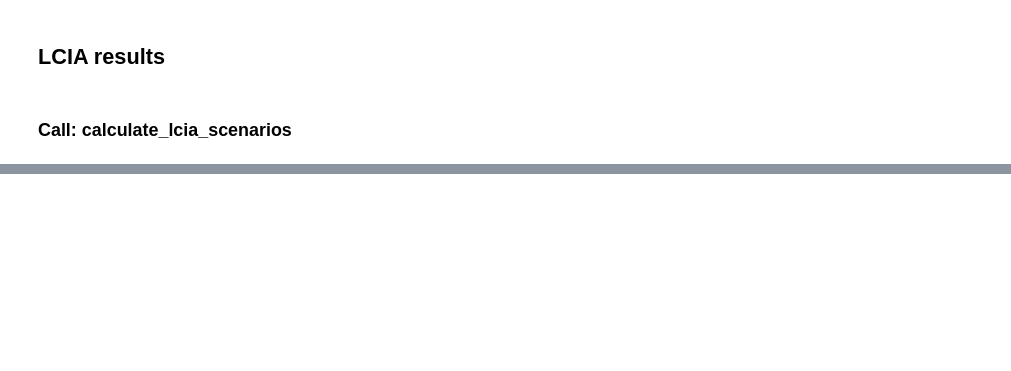
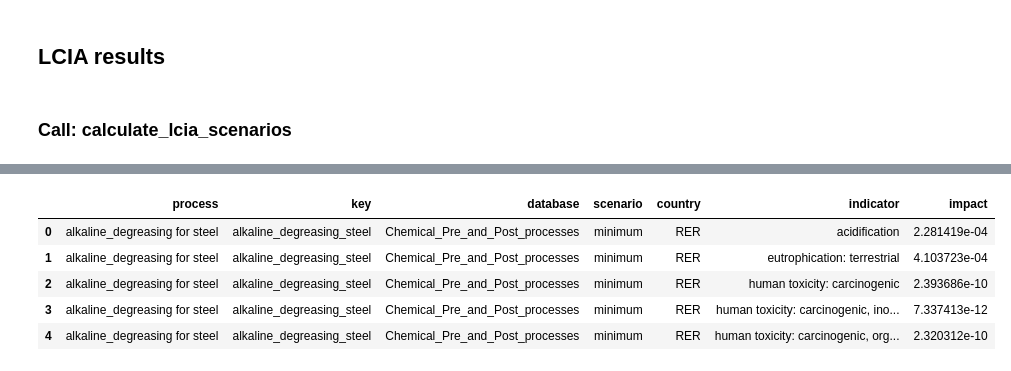
Before and after one commit to CMLPlatform/Lasers4MaaS_analysis, a Jupyter notebook: pre_post.ipynb, the cells around one changed output, grey strips where cells are left out. Saved outputs shown, nothing was run; the diff lists cells and outputs as text; code cells hidden in the pictures; blank space fills up the shorter version.

```diff
--- a/pre_post.ipynb
+++ b/pre_post.ipynb
@@ -158,7 +158,19 @@ waste_spent_solvent_energy_recovery = find_ecoinvent_activity(
 COST_FACTORS = {
     'electricity_EUR_per_kWh': 0.29,     # EUR 0.29/kWh for industrial electricity
     'argon_EUR_per_kg': 5.87,           # EUR 2.5/kg for argon gas
-    'nitrogen_EUR_per_kg': 5.35           # EUR 1.2/kg for nitrogen gas
+    'nitrogen_EUR_per_kg': 5.35,          # EUR 1.2/kg for nitrogen gas
+
+    # Consumables of the pre-/post-joining processes. INDICATIVE PLACEHOLDER PRICES:
+    # replace with supplier quotes. Chemicals are per kg of ACTIVE substance, as modelled
+    # (ecoinvent "without water" datasets), so they are higher than the diluted commercial price.
+    'water_EUR_per_kg': 0.004,           # tap water incl. discharge, ~4 EUR/m3
+    'naoh_EUR_per_kg': 0.50,             # sodium hydroxide
+    'hcl_EUR_per_kg': 0.25,              # hydrochloric acid
+    'hno3_EUR_per_kg': 0.45,             # nitric acid
+    'alumina_grit_EUR_per_kg': 1.50,     # abrasive grit / polishing compound (alumina proxy)
+    'silicon_carbide_EUR_per_kg': 2.50,  # grinding wheel (silicon carbide proxy)
+    'lubricating_oil_EUR_per_kg': 2.00,  # coolant (lubricating oil proxy)
+    'tungsten_carbide_EUR_per_kg': 60.0, # cutting tool material
 }
 # %% [markdown]
 ### Default industrial tank sizes (liters) for chemical processes
@@ -946,0 +938,71 @@ print(
+# %%
+import hashlib, pickle
+import numpy as np
+
+EU27 = {"AT":"AUT","BE":"BEL","BG":"BGR","HR":"HRV","CY":"CYP","CZ":"CZE","DK":"DNK","EE":"EST","FI":"FIN",
+        "FR":"FRA","DE":"DEU","GR":"GRC","HU":"HUN","IE":"IRL","IT":"ITA","LV":"LVA","LT":"LTU","LU":"LUX",
+        "MT":"MLT","NL":"NLD","PL":"POL","PT":"PRT","RO":"ROU","SK":"SVK","SI":"SVN","ES":"ESP","SE":"SWE"}
+
+# Industrial electricity prices by country, EUR/kWh (Eurostat nrg_pc_205, 2025-S1, band ID 2-20 GWh/yr,
+# excl. VAT and recoverable taxes), as in joining_task.ipynb. "RER" uses the EU27 average.
+ELEC_PRICE = {"BE": 0.1659, "BG": 0.1206, "CZ": 0.1655, "DK": 0.126, "DE": 0.1932, "EE": 0.1302, "IE": 0.2357, "GR": 0.1811, "ES": 0.125, "FR": 0.1296, "HR": 0.1534, "IT": 0.203, "CY": 0.2267, "LV": 0.113, "LT": 0.1347, "LU": 0.1476, "HU": 0.1871, "MT": 0.1177, "NL": 0.1889, "AT": 0.1803, "PL": 0.1726, "PT": 0.123, "RO": 0.1633, "SI": 0.1456, "SK": 0.1782, "FI": 0.0697, "SE": 0.0838,
+              "RER": 0.164}
+
+SCENARIO_KEYS = {"minimum": ("minimum", "min"), "amount": ("amount",), "maximum": ("maximum", "max")}
+prepost_dbs = (CHEM_PREPOST, MECH_PREPOST)
+
+def unit_impacts(act):
+    lca = LCA({act: 1}, method=ef31_methods[0]); lca.lci()
+    out = {}
+    for m in ef31_methods:
+        lca.switch_method(m); lca.lcia(); out[m[2]] = lca.score
+    return out
+
+def exchange_amount(exchange, scenario):
+    return next((exchange[k] for k in SCENARIO_KEYS[scenario] if k in exchange), exchange["amount"])
+
+# Foreground processes only have technosphere inputs, so the score is linear in each of them
+other_inputs = {e.input.key: e.input for db in prepost_dbs for p in db for e in p.technosphere()
+                if e.input.key != electricity.key}
+
+def _compute_grid():
+    grid = {"RER": unit_impacts(electricity)}   # baseline used above
+    for iso2 in EU27:
+        market = next(a for a in ei if a["name"] == "market for electricity, medium voltage" and a["location"] == iso2)
+        grid[iso2] = unit_impacts(market)
+    return grid, {k: unit_impacts(a) for k, a in other_inputs.items()}
+
+REGIONAL_CACHE_DIR = LCIA_CACHE_DIR
+REGIONAL_CACHE_DIR.mkdir(parents=True, exist_ok=True)
+_key = hashlib.sha256(repr((ECOINVENT_DATABASE_NAME, electricity.key, sorted(other_inputs), sorted(EU27), list(ef31_methods))).encode()).hexdigest()[:16]
+_cache = REGIONAL_CACHE_DIR / f"prepost_grid_{_key}.pkl"
+if _cache.exists() and not FORCE_RECALC:
+    with open(_cache, "rb") as f:
+        grid, input_imp = pickle.load(f)
+    print(f"Loaded cached grid impacts from {_cache} (set FORCE_RECALC = True to recompute)")
+else:
+    grid, input_imp = _compute_grid()
+    with open(_cache, "wb") as f:
+        pickle.dump((grid, input_imp), f)
+    print(f"Computed grid impacts and cached them in {_cache}")
+
+prices = flow_price_lookup()
+rows = []
+for db in prepost_dbs:
+    for proc in db:
+        for scenario in SCENARIO_KEYS:
+            amounts = [(e.input.key, exchange_amount(e, scenario)) for e in proc.technosphere()]
+            kwh = sum(a for k, a in amounts if k == electricity.key)
+            others = [(k, a) for k, a in amounts if k != electricity.key]
+            other_cost = sum(a * prices.get(k, 0.0) for k, a in others)
+            for c, imp in grid.items():
+                for ind in imp:
+                    rows.append({"process": proc["name"], "key": proc.key[1], "database": db.name, "scenario": scenario, "country": c,
+                                 "indicator": ind, "impact": kwh * imp[ind] + sum(a * input_imp[k][ind] for k, a in others)})
+                # Consumable costs: country-specific electricity price + the other consumables at COST_FACTORS
+                rows.append({"process": proc["name"], "key": proc.key[1], "database": db.name, "scenario": scenario, "country": c,
+                             "indicator": "Consumable costs (EUR)", "impact": kwh * ELEC_PRICE[c] + other_cost})
+regional_df = pd.DataFrame(rows)
+regional_df.to_csv("results/regional_prepost.csv", index=False)   # read by workflow_assembly.ipynb
+regional_df.head()
+# %% [output]
@@ -946,0 +1010,6 @@ print(
+|  | process | key | database | scenario | country | indicator | impact |
+| 0 | alkaline_degreasing for steel | alkaline_degreasing_steel | Chemical_Pre_and_Post_processes | minimum | RER | acidification | 2.281419e-04 |
+| 1 | alkaline_degreasing for steel | alkaline_degreasing_steel | Chemical_Pre_and_Post_processes | minimum | RER | eutrophication: terrestrial | 4.103723e-04 |
+| 2 | alkaline_degreasing for steel | alkaline_degreasing_steel | Chemical_Pre_and_Post_processes | minimum | RER | human toxicity: carcinogenic | 2.393686e-10 |
+| 3 | alkaline_degreasing for steel | alkaline_degreasing_steel | Chemical_Pre_and_Post_processes | minimum | RER | human toxicity: carcinogenic, ino... | 7.337413e-12 |
+| 4 | alkaline_degreasing for steel | alkaline_degreasing_steel | Chemical_Pre_and_Post_processes | minimum | RER | human toxicity: carcinogenic, org... | 2.320312e-10 |
```
Also changed, not shown: parts of 12 cells of this notebook, 4 other files.
